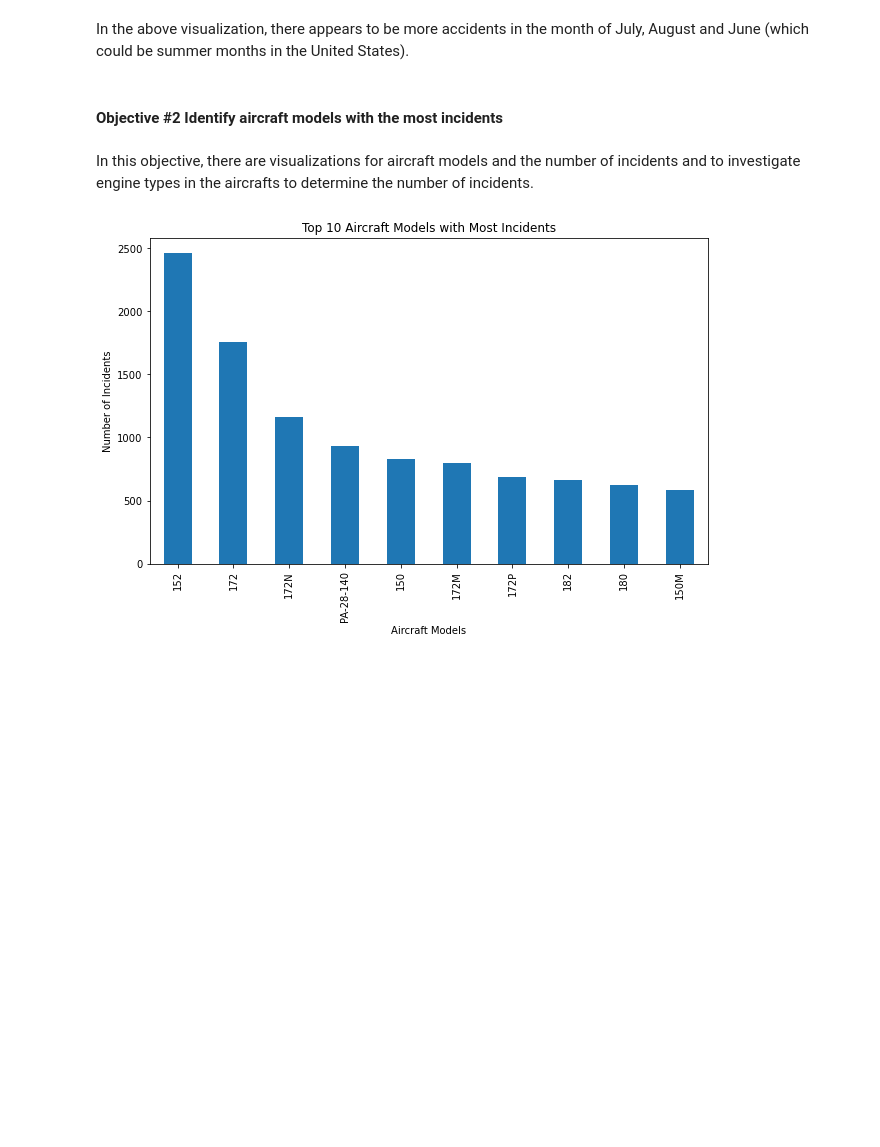
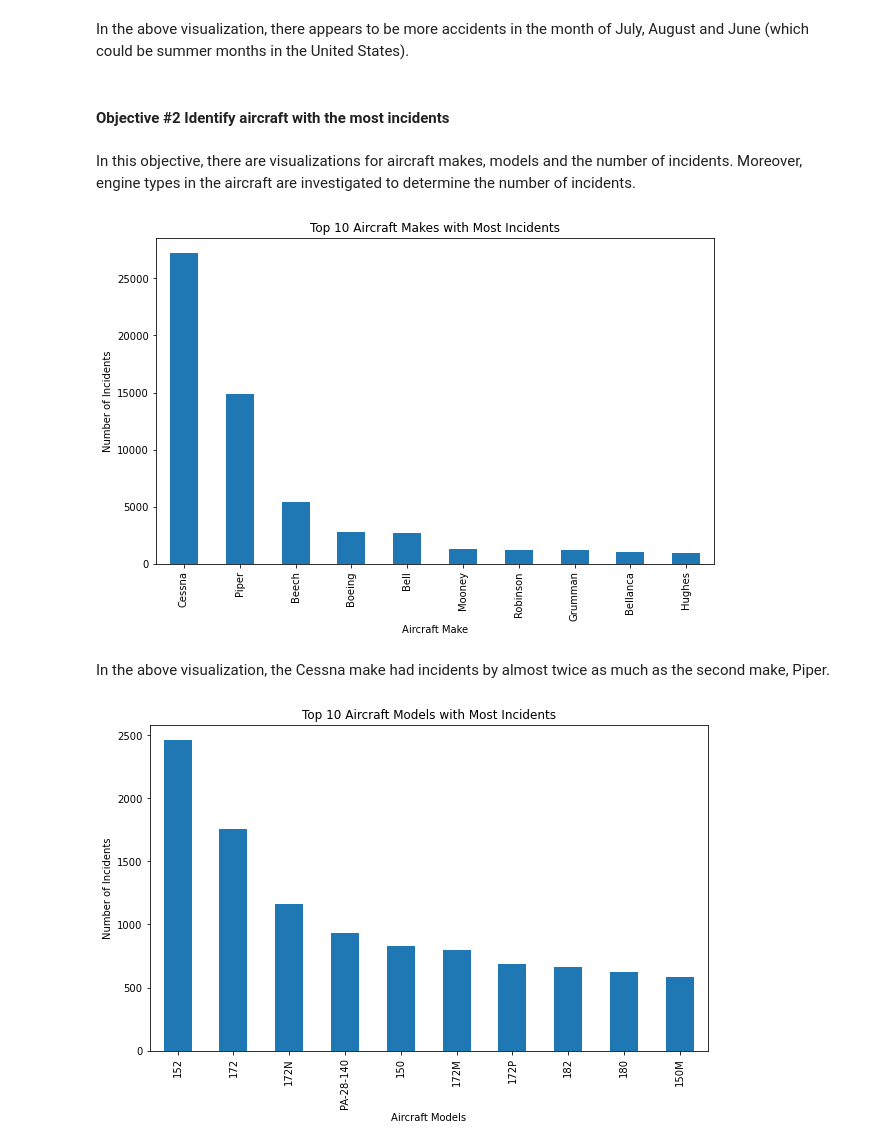
Before and after one commit to billysambasi/phase_1_project, a Jupyter notebook: index.ipynb, the cells around one changed output. Drawn from its saved outputs; the diff is of its cells as text; code cells hidden in the pictures; blank space fills up the shorter version.

```diff
--- a/index.ipynb
+++ b/index.ipynb
@@ -380,9 +419,20 @@ accidents_per_month.plot(kind='bar', figsize=(10, 6), title='Accidents Per Month
 # %% [markdown]
 In the above visualization, there appears to be more accidents in the month of July, August and June (which could be summer months in the United States).
 # %% [markdown]
-#### Objective #2 Identify aircraft models with the most incidents
+#### Objective #2 Identify aircraft with the most incidents
 # %% [markdown]
-In this objective, there are visualizations for aircraft models and the number of incidents and to investigate engine types in the aircrafts to determine the number of incidents.
+In this objective, there are visualizations for aircraft makes, models and the number of incidents. Moreover, engine types in the aircraft are investigated to determine the number of incidents.
+# %%
+# Top 10 aircraft models with the most incidents
+top_models = aviation_df['Make'].value_counts().head(10)
+top_models.plot(kind='bar', figsize=(10, 6), title='Top 10 Aircraft Makes with Most Incidents')
+plt.xlabel('Aircraft Make')
+plt.ylabel('Number of Incidents')
+plt.show();
+# %% [output]
+[figure, added]
+# %% [markdown]
+In the above visualization, the Cessna make had incidents by almost twice as much as the second make, Piper.
 # %%
 # Top 10 aircraft models with the most incidents
 top_models = aviation_df['Model'].value_counts().head(10)
```
Also changed, not shown: parts of 11 cells of this notebook.
